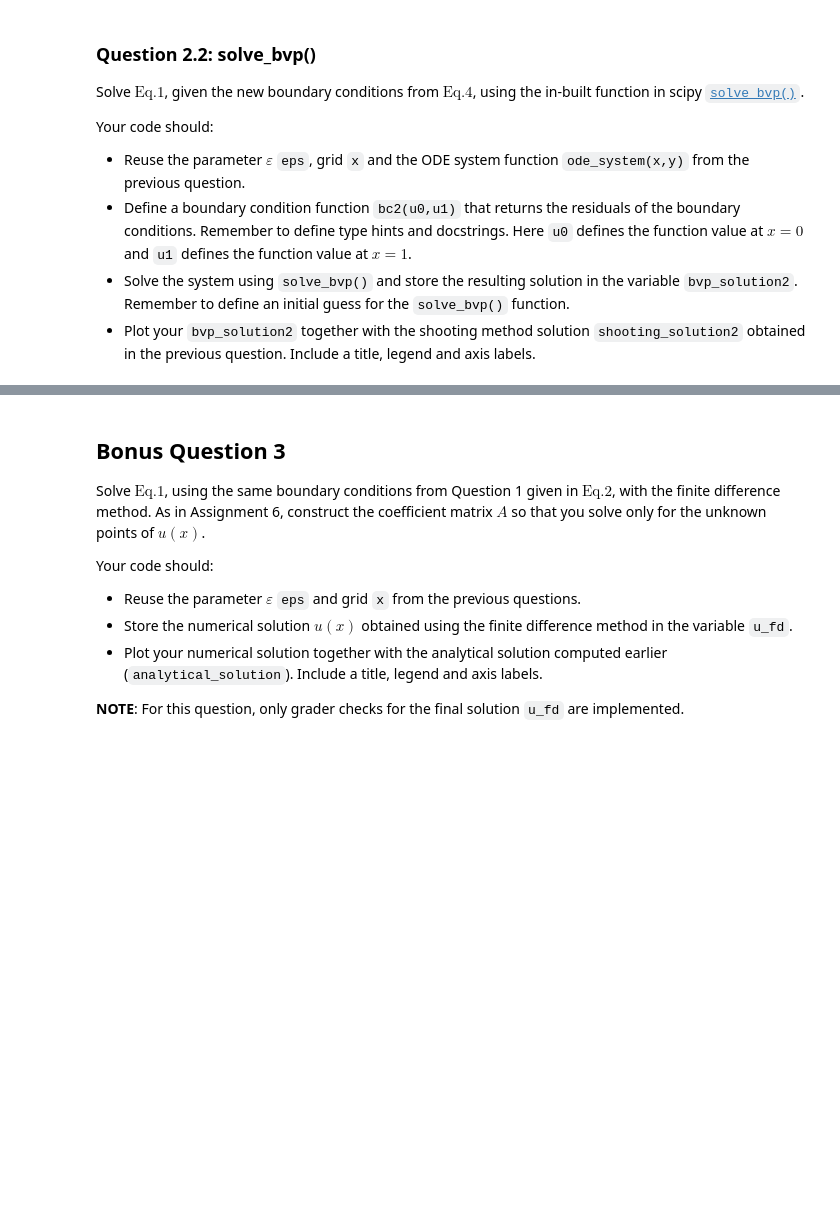
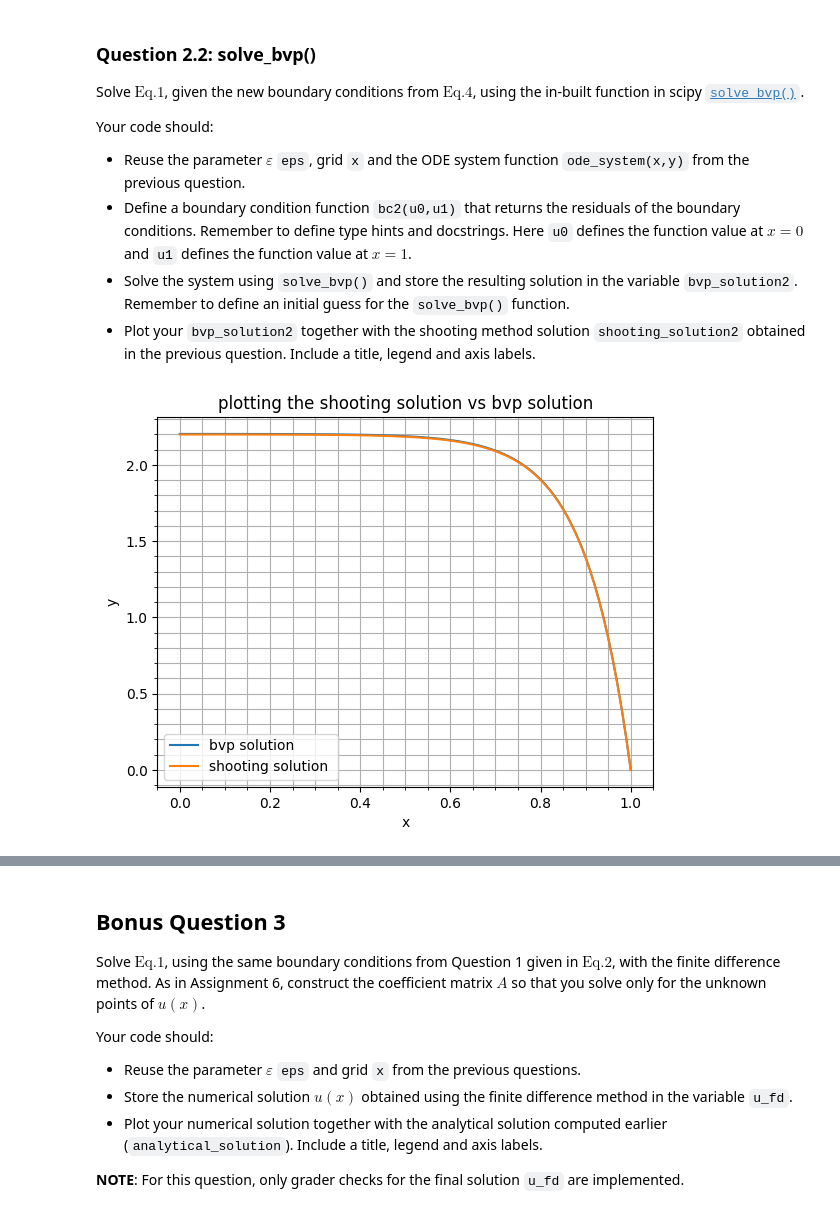
Before and after one commit to Xikiee/computational_practicum, a Jupyter notebook: assignments/Assignment_Q1_L7.ipynb, the cells around one changed output, grey strips where cells are left out. Saved outputs shown, nothing was run; the diff lists cells and outputs as text; code cells hidden in the pictures; blank space fills up the shorter version.

```diff
--- a/assignments/Assignment_Q1_L7.ipynb
+++ b/assignments/Assignment_Q1_L7.ipynb
@@ -352,15 +440,48 @@ Your code should:
 - Plot your `bvp_solution2` together with the shooting method solution `shooting_solution2` obtained in the previous question.  Include a title, legend and axis labels.
 # %%
 # Define boundary conditions function for solve_bvp with Neumann BC
-...
+# def bc(ya:np.ndarray, yb:np.ndarray)->np.ndarray:
+#     """
+#     Functions which defines the boundary conditions for this solution
+
+#     Arguments:
+#     ya : np.ndarray
+#         jfjfj
+#     yb : np.ndarray
+#         ghghghgh
+
+#     Returns:
+#     Boundary conditions
+#     """
+#     return np.ndarray([ya[1] + 0.001,yb[0]])
+def bc2(ya: np.ndarray, yb: np.ndarray) -> np.ndarray:
+    """
+    Boundary conditions for the Neumann–Dirichlet problem:
+        u'(0) = -0.001
+        u(1)  = 0
+    """
+    return np.array([ya[1] + 0.001,  # u'(0) + 0.001 = 0
+                     yb[0]])          # u(1) = 0
+
 
 # Solve using solve_bvp
-...
+u_guess = np.zeros((2,len(x)))
 
 # Extract bvp solution
-bvp_solution2 = ...
+bvp_solution2 = scipy.integrate.solve_bvp(ode_system,bc2,x,u_guess).y[0]
+
 
 # Plot results
-...
+plt.plot(x,bvp_solution2, label = 'bvp solution ')
+plt.plot(x,shooting_solution2, label= 'shooting solution ')
+plt.minorticks_on()
+plt.grid(which='both')
+plt.legend()
+plt.xlabel('x')
+plt.ylabel('y')
+plt.title('plotting the shooting solution vs bvp solution')
+plt.show()
+# %% [output]
+[figure, added]
 # %%
 grader.check("q2_2")
```
Also changed, not shown: parts of 9 cells of this notebook.
